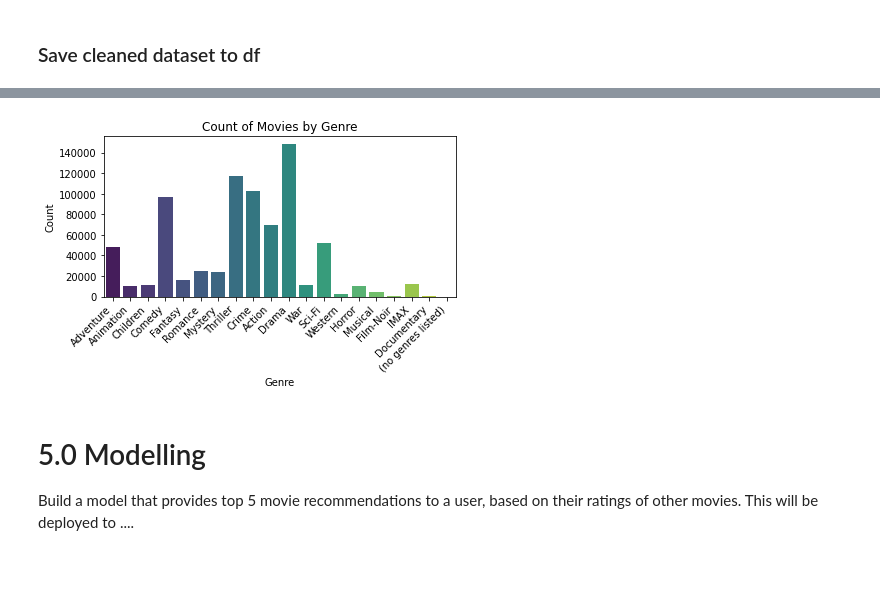
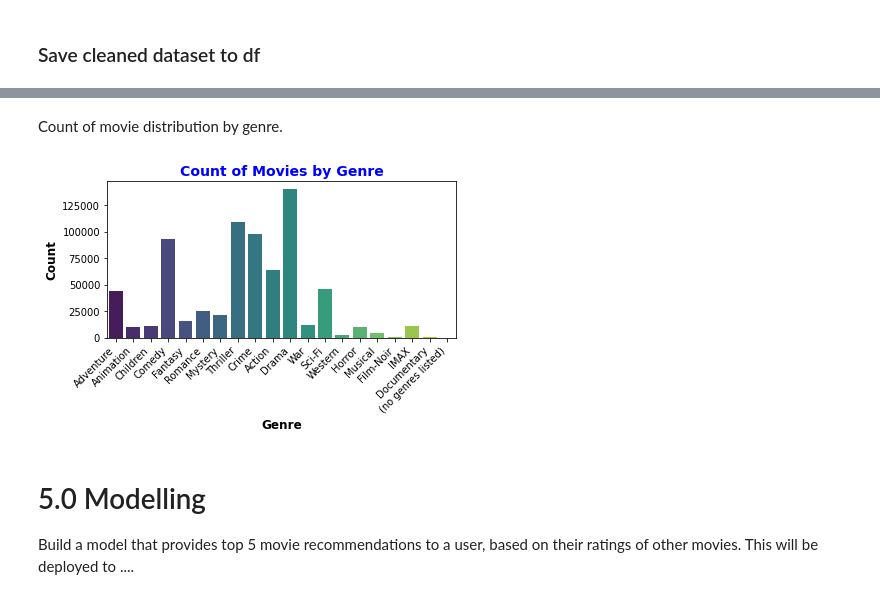
Before and after one commit to Felix-87/Phase4_project, a Jupyter notebook: index.ipynb, the cells around one changed output, grey strips where cells are left out. Drawn from its saved outputs; the diff is of its cells as text; code cells hidden in the pictures; blank space fills up the shorter version.

```diff
--- a/index.ipynb
+++ b/index.ipynb
@@ -193,6 +196,8 @@ movie_rating_tags = movie_rating_tags.drop(["userId_y","timestamp_x","timestamp_
 movie_rating_tags = movie_rating_tags.rename(columns={"userId_x": "userid", "timestamp_x": "timestamp"})
 #Convert feature lowercase for uniformity
 movie_rating_tags.columns = movie_rating_tags.columns.str.strip().str.lower()
+#Remove duplicates if any
+movie_rating_tags = movie_rating_tags.drop_duplicates()
 # %% [markdown]
 ### Save cleaned dataset to df
 # %%
@@ -280,23 +248,26 @@ plt.show()
+# %% [markdown]
+Count of movie distribution by genre.
 # %%
-# First, we need to convert the 'genres' column to a list of genres and explode it
+#Count plot
+# Creating series of genres
 genres_series = df['genres'].str.split('|').explode()
 
-# Create the count plot
+# Count plot
 sns.countplot(data=genres_series, x=genres_series, palette='viridis')
 
-# Add title and labels
-plt.title('Count of Movies by Genre')
-plt.xlabel('Genre')
-plt.ylabel('Count')
+# Title and labels
+plt.title('Count of Movies by Genre', color= 'blue', size=14, weight='bold')
+plt.xlabel('Genre',color= 'black', size=12, weight='bold')
+plt.ylabel('Count',color= 'black', size=12, weight='bold')
 
-# Rotate the genre labels for better readability
+# Rotate labels for better readability
 plt.xticks(rotation=45, ha='right')
 
-# Show the plot
+#Display
 plt.tight_layout()
 plt.show()
 # %% [output]
-[figure, old version]
+[figure, new version]
 # %% [markdown]
 # 5.0 Modelling
 
```
Also changed, not shown: parts of 31 cells of this notebook.
